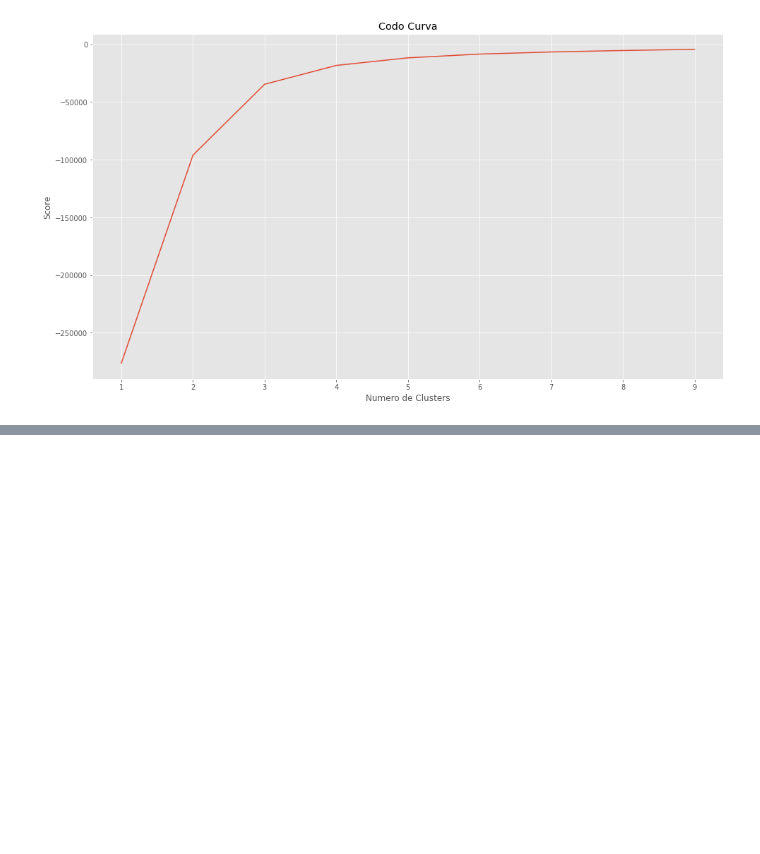
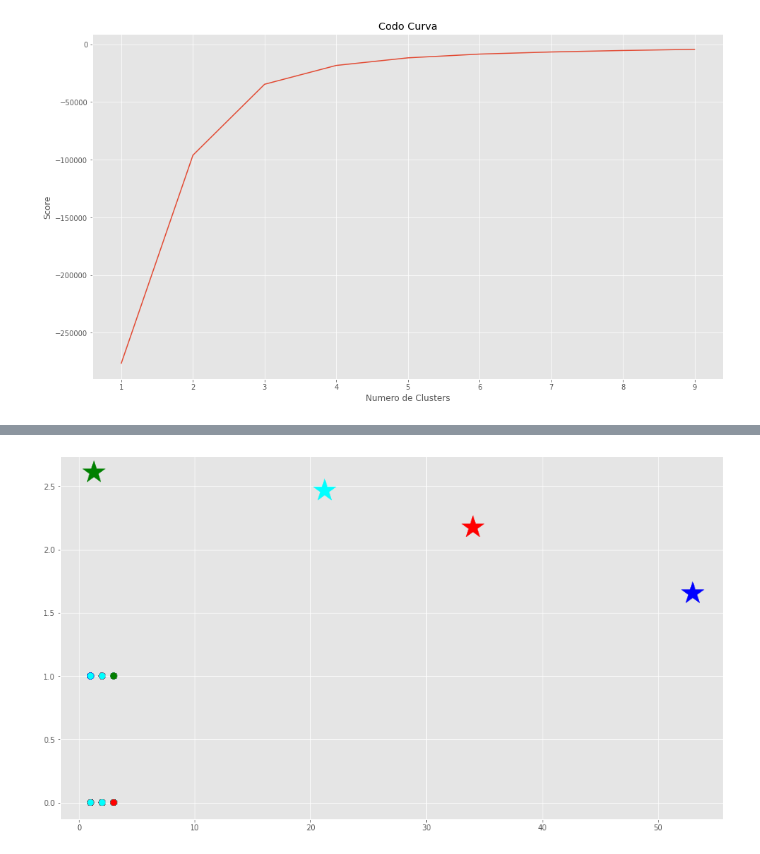
Before and after one commit to Gabonoid/KMedias, a Jupyter notebook: titanic.ipynb, the cells around one changed output, grey strips where cells are left out. Saved outputs shown, nothing was run; the diff lists cells and outputs as text; code cells hidden in the pictures; blank space fills up the shorter version.

```diff
--- a/titanic.ipynb
+++ b/titanic.ipynb
@@ -130,0 +175,9 @@ plt.show()
+# %%
+f1 = dfClean["Pclass"].values
+f2 = dfClean["Sex"].values
+
+plt.scatter(f1, f2, c=asignar, s=70)
+plt.scatter(C[:, 0], C[:, 2], marker='*', c=colores, s=1000)
+plt.show()
+# %% [output]
+[figure, added]
```
Also changed, not shown: parts of 5 cells of this notebook.
